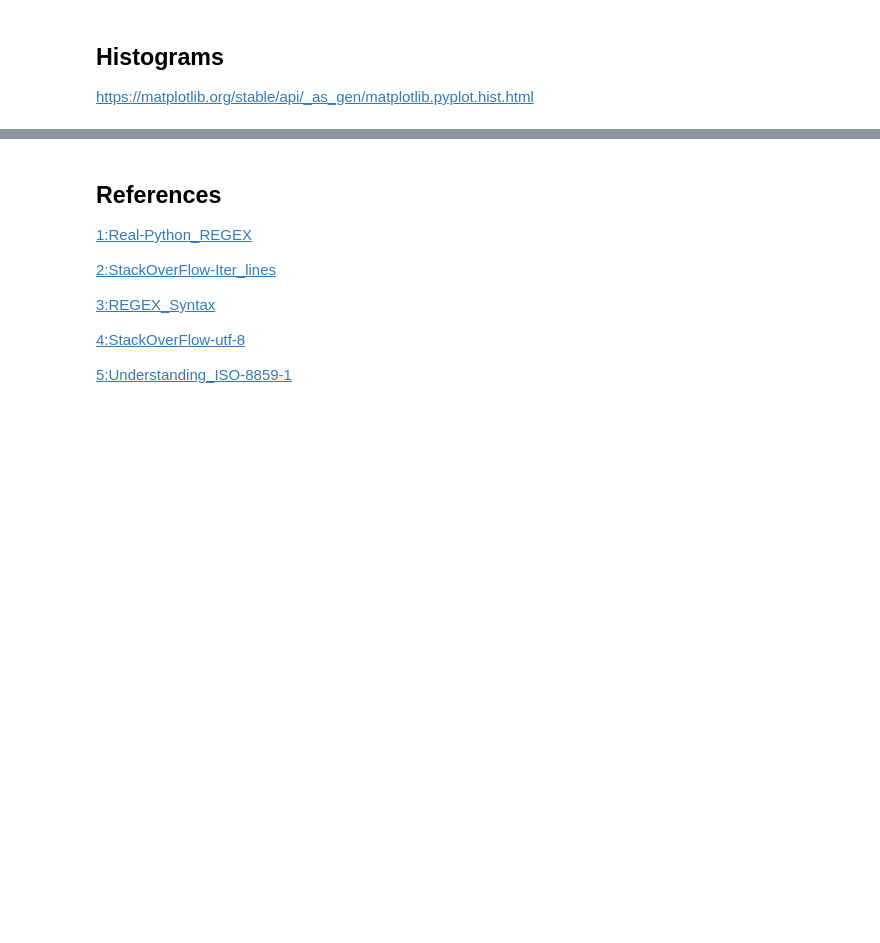
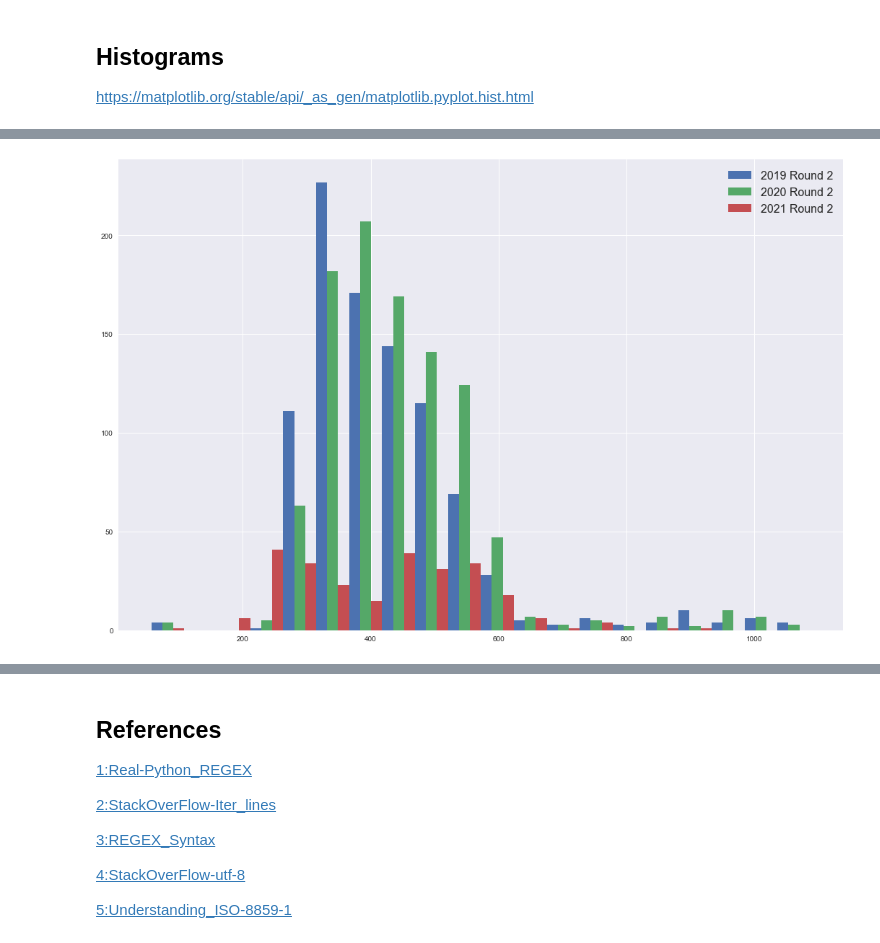
Before and after one commit to Sam-Tracey/Fundamentals-of-Data-Analysis, a Jupyter notebook: cao.ipynb, the cells around one changed output, grey strips where cells are left out. Cells and saved outputs as stored; diff of their text form; code cells hidden in the pictures; blank space fills up the shorter version.

```diff
--- a/cao.ipynb
+++ b/cao.ipynb
@@ -591,4 +602,14 @@ r2_2021 = df_merge['Points2_2021']
 med2_2019 = df_merge['Points2_2019'].median()
 med2_2020 = df_merge['Points2_2020'].median()
 med2_2021 = df_merge['Points2_2021'].median()
+# %%
+# Stack all numpy arrays and transpose
+y = np.vstack([r2_2019, r2_2020, r2_2021]).T
+# %%
+# Plot the data for the three year's round 2 points for comparison.
+plt.hist(y, label = ('2019 Round 2', '2020 Round 2', '2021 Round 2'), rwidth=1)
+plt.legend(loc='upper right', fontsize=16)
+plt.show()
+# %% [output]
+[figure, added]
 # %%
```
Also changed, not shown: parts of 8 cells of this notebook, 7 other files.
